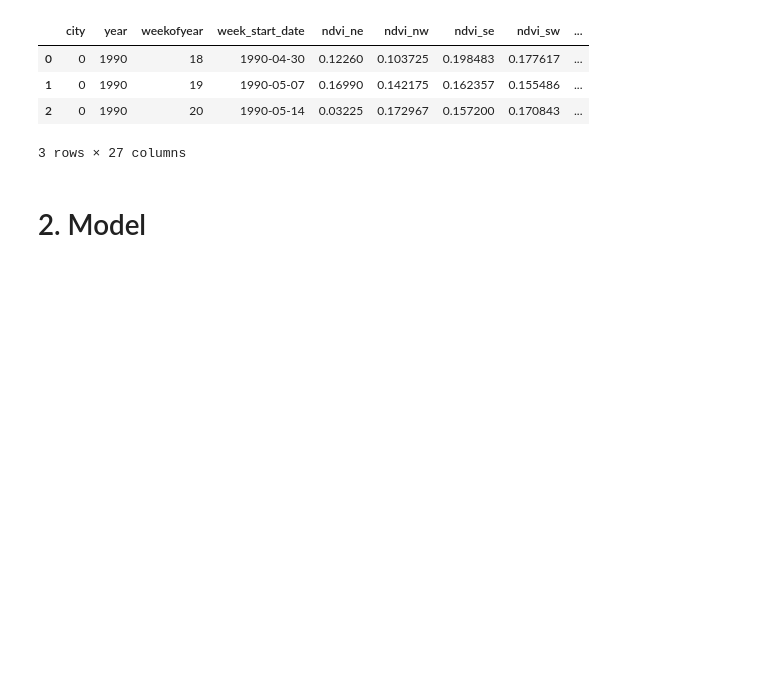
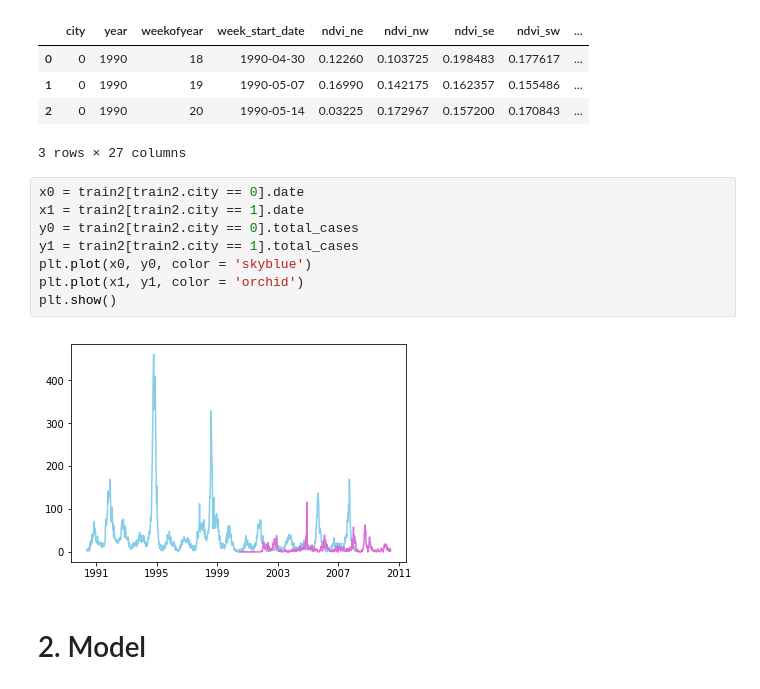
Before and after one commit to corybaird/Predicting_Disease_Spread, a Jupyter notebook: Asumi_Dengues_EDA2.ipynb, the cells around one changed output. Cells and saved outputs as stored; diff of their text form; blank space fills up the shorter version.

Commit message:
model by city

```diff
--- a/Asumi_Dengues_EDA2.ipynb
+++ b/Asumi_Dengues_EDA2.ipynb
@@ -58,6 +58,16 @@ train2.head(3)
 | 1 | 0 | 1990 | 19 | 1990-05-07 | 0.16990 | 0.142175 | 0.162357 | 0.155486 | ... |
 | 2 | 0 | 1990 | 20 | 1990-05-14 | 0.03225 | 0.172967 | 0.157200 | 0.170843 | ... |
 3 rows × 27 columns
+# %%
+x0 = train2[train2.city == 0].date
+x1 = train2[train2.city == 1].date
+y0 = train2[train2.city == 0].total_cases
+y1 = train2[train2.city == 1].total_cases
+plt.plot(x0, y0, color = 'skyblue')
+plt.plot(x1, y1, color = 'orchid')
+plt.show()
+# %% [output]
+[figure, added]
 # %% [markdown]
 # 2. Model
 # %%
```
Also changed, not shown: parts of 11 cells of this notebook.
